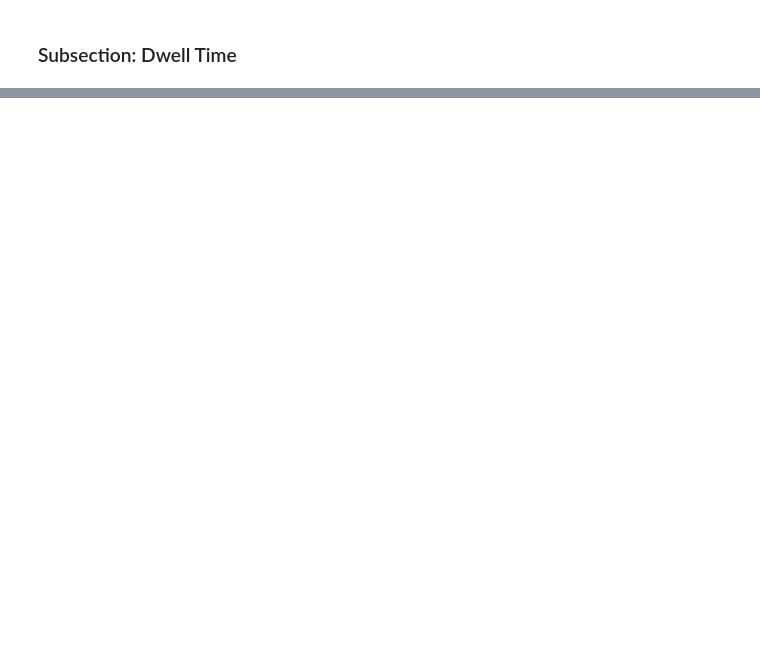
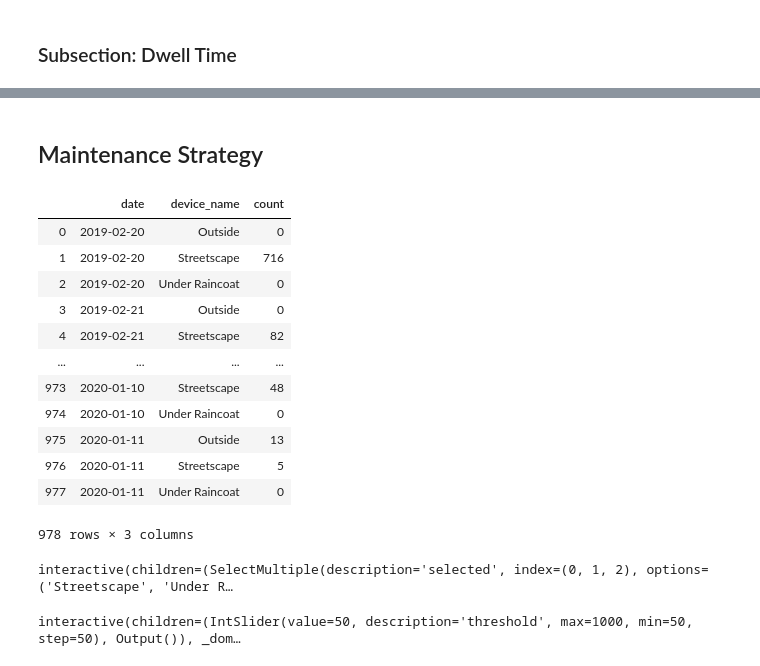
Before and after one commit to wangz585/Sidewalk-Lab-Data-Analysis, a Jupyter notebook: webpage.ipynb, the cells around one changed output, grey strips where cells are left out. Saved outputs shown, nothing was run; the diff lists cells and outputs as text; code cells hidden in the pictures; blank space fills up the shorter version.

Commit message:
update maintenance

```diff
--- a/webpage.ipynb
+++ b/webpage.ipynb
@@ -696,0 +677,2 @@ interactive(children=(Dropdown(description='event', index=1, options=('307: Open
+# %% [markdown]
+## Maintenance Strategy
@@ -696,0 +726,42 @@ interactive(children=(Dropdown(description='event', index=1, options=('307: Open
+# %%
+feed_dwell_df = pd.concat([get_dwell_by_hour('feedDwellTimeDistribution', device_ids[i])
+                           for i in range(3)])
+# %%
+# replace NaN with 0
+feed_dwell_df = feed_dwell_df.fillna(0)
+
+# convert time to timestamp object
+feed_dwell_df['time'] = feed_dwell_df['time'].str[:-6].apply(lambda x : pd.Timestamp(x))
+
+# add name column in addition to ID
+feed_dwell_df['device_name'] = [device_dict[d] for d in feed_dwell_df.device]
+# %%
+import datetime as dt
+from pandas.api.types import CategoricalDtype
+days = [(dt.datetime(2019, 3, 4) + dt.timedelta(days=x)).strftime('%a') for x in range(0, 7)]
+day_type = CategoricalDtype(categories=days, ordered=True)
+
+feed_dwell_df['day of week'] = feed_dwell_df['time'].apply(lambda x: x.strftime('%a')).astype(day_type)
+feed_dwell_df['date'] = feed_dwell_df['time'].apply(lambda x: x.strftime('%Y-%m-%d'))
+feed_dwell_df['hour'] = feed_dwell_df['time'].apply(lambda x: x.strftime('%H'))
+feed_dwell_df['hour'] = pd.to_numeric(feed_dwell_df['hour'])
+# %%
+daily_count = feed_dwell_df.groupby(['date', 'device_name'])['count'].max()
+daily_count = pd.DataFrame(daily_count).reset_index()
+daily_count['date'] = pd.to_datetime(daily_count['date'])
+
+daily_count
+# %% [output]
+|  | date | device_name | count |
+| 0 | 2019-02-20 | Outside | 0 |
+| 1 | 2019-02-20 | Streetscape | 716 |
+| 2 | 2019-02-20 | Under Raincoat | 0 |
+| 3 | 2019-02-21 | Outside | 0 |
+| 4 | 2019-02-21 | Streetscape | 82 |
+| ... | ... | ... | ... |
+| 973 | 2020-01-10 | Streetscape | 48 |
+| 974 | 2020-01-10 | Under Raincoat | 0 |
+| 975 | 2020-01-11 | Outside | 13 |
+| 976 | 2020-01-11 | Streetscape | 5 |
+| 977 | 2020-01-11 | Under Raincoat | 0 |
+978 rows × 3 columns
@@ -696,0 +799,12 @@ interactive(children=(Dropdown(description='event', index=1, options=('307: Open
+# %%
+# SWLSANDBOX1 = Streetscape
+# SWLSANDBOX2 = Under Raincoat
+# SWLSANDBOX3 = Outside
+_ = interact(plot_count,
+             selected=widgets.SelectMultiple(options=device_names, value=device_names, disabled=False),
+             start_date=widgets.DatePicker(value=pd.to_datetime('2019-02-20')),
+             end_date=widgets.DatePicker(value=pd.to_datetime('2020-01-12')),
+             threshold=widgets.IntSlider(value=500, min=300, max=1000, step=100, readout_format='d')
+            )
+# %% [output]
+interactive(children=(SelectMultiple(description='selected', index=(0, 1, 2), options=('Streetscape', 'Under R…
@@ -696,0 +837,5 @@ interactive(children=(Dropdown(description='event', index=1, options=('307: Open
+# %%
+_ = interact(plot_boxplot_count_by_day,
+             threshold=widgets.IntSlider(value=50, min=50, max=1000, step=50, readout_format='d'))
+# %% [output]
+interactive(children=(IntSlider(value=50, description='threshold', max=1000, min=50, step=50), Output()), _dom…
```
Also changed, not shown: parts of 11 cells of this notebook.
